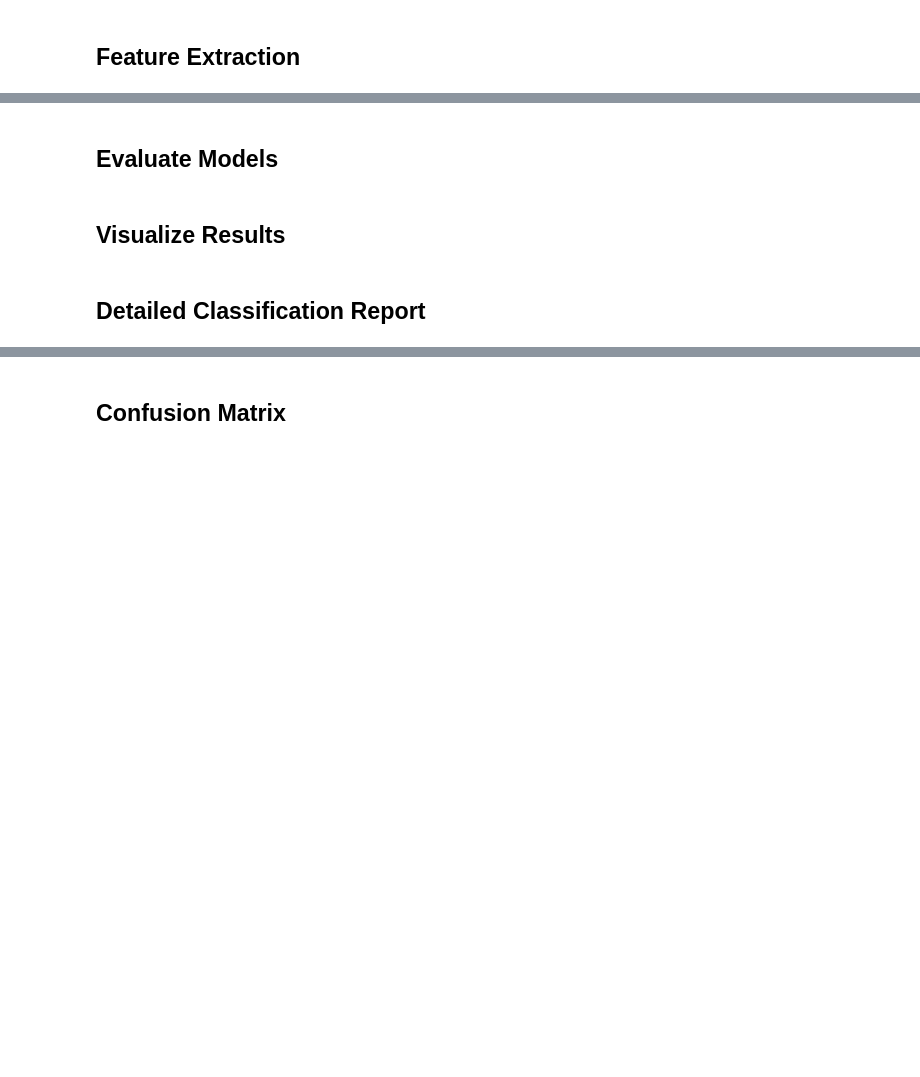
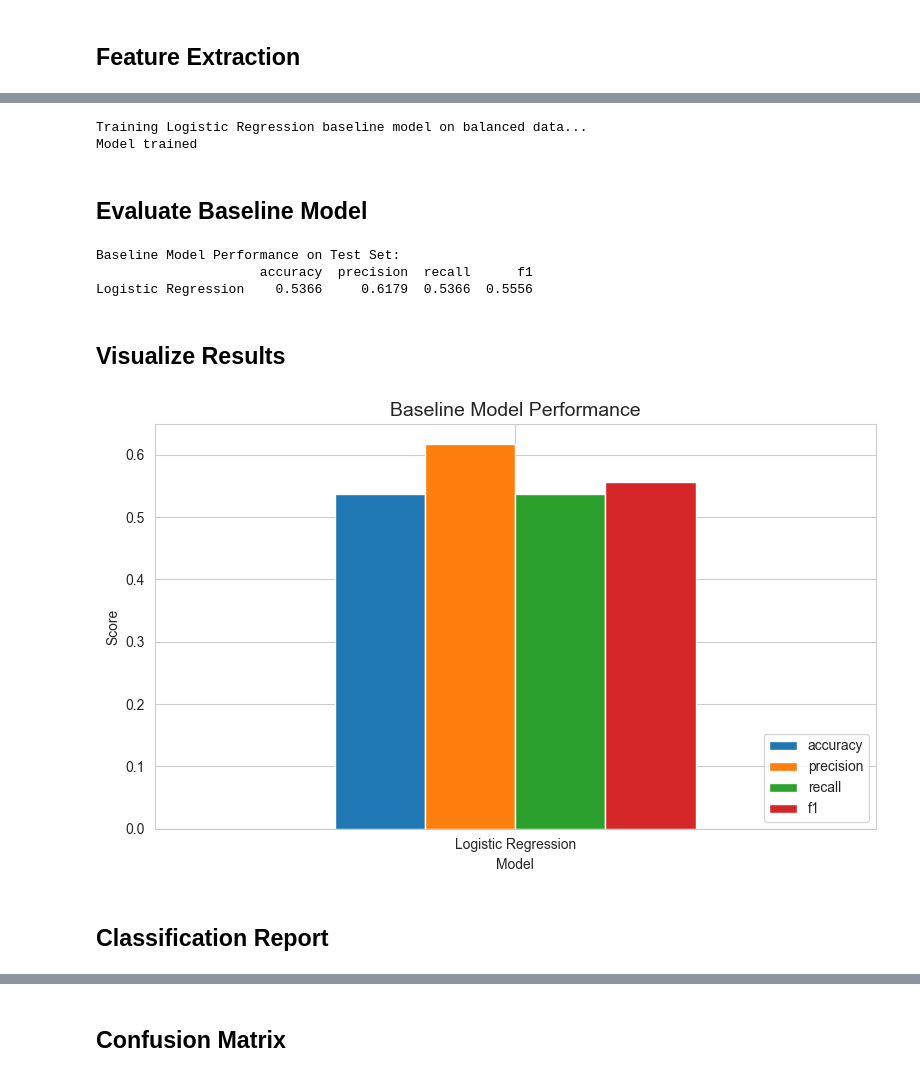
Before and after one commit to manumathewjiss/MoodMirror, a Jupyter notebook: notebooks/03_baseline_models.ipynb, the cells around one changed output, grey strips where cells are left out. Cells and saved outputs as stored; diff of their text form; code cells hidden in the pictures; blank space fills up the shorter version.

```diff
--- a/notebooks/03_baseline_models.ipynb
+++ b/notebooks/03_baseline_models.ipynb
@@ -112,44 +165,50 @@ print("\nAll models trained")
+# %%
+baseline_model = LogisticRegression(max_iter=1000, random_state=42)
+
+print("Training Logistic Regression baseline model on balanced data...")
+baseline_model.fit(X_train_balanced, y_train_balanced)
+print("Model trained")
+# %% [output]
+Training Logistic Regression baseline model on balanced data...
+Model trained
 # %% [markdown]
-## Evaluate Models
+## Evaluate Baseline Model
 # %%
-results = {}
+y_pred = baseline_model.predict(X_test_tfidf)
 
-for name, model in trained_models.items():
-    y_pred = model.predict(X_test_tfidf)
+baseline_results = {
+    'accuracy': accuracy_score(y_test, y_pred),
+    'precision': precision_score(y_test, y_pred, average='weighted'),
+    'recall': recall_score(y_test, y_pred, average='weighted'),
+    'f1': f1_score(y_test, y_pred, average='weighted')
+}
 
-    results[name] = {
-        'accuracy': accuracy_score(y_test, y_pred),
-        'precision': precision_score(y_test, y_pred, average='weighted'),
-        'recall': recall_score(y_test, y_pred, average='weighted'),
-        'f1': f1_score(y_test, y_pred, average='weighted')
-    }
+results_df = pd.DataFrame([baseline_results], index=['Logistic Regression'])
+results_df = results_df.round(4)
 
-results_df = pd.DataFrame(results).T
-results_df = results_df.round(4)
-results_df = results_df.sort_values('f1', ascending=False)
-
-print("Model Performance on Test Set:")
+print("Baseline Model Performance on Test Set:")
 print(results_df)
+# %% [output]
+Baseline Model Performance on Test Set:
+                     accuracy  precision  recall      f1
+Logistic Regression    0.5366     0.6179  0.5366  0.5556
 # %% [markdown]
 ## Visualize Results
 # %%
-fig, axes = plt.subplots(1, 2, figsize=(14, 5))
+fig, ax = plt.subplots(1, 1, figsize=(8, 5))
 
-results_df.plot(kind='bar', y=['accuracy', 'precision', 'recall', 'f1'], ax=axes[0])
-axes[0].set_title('Model Performance Comparison', fontsize=14)
-axes[0].set_xlabel('Model')
-axes[0].set_ylabel('Score')
-axes[0].legend(loc='lower right')
-axes[0].tick_params(axis='x', rotation=45)
-
-results_df['f1'].plot(kind='barh', ax=axes[1], color='steelblue')
-axes[1].set_title('F1-Score Comparison', fontsize=14)
-axes[1].set_xlabel('F1-Score')
-axes[1].set_ylabel('Model')
+results_df.plot(kind='bar', y=['accuracy', 'precision', 'recall', 'f1'], ax=ax)
+ax.set_title('Baseline Model Performance', fontsize=14)
+ax.set_xlabel('Model')
+ax.set_ylabel('Score')
+ax.legend(loc='lower right')
+ax.tick_params(axis='x', rotation=0)
 
 plt.tight_layout()
-plt.savefig('../results/figures/baseline_models_comparison.png', dpi=300, bbox_inches='tight')
+plt.savefig('../results/figures/baseline_model_performance.png', dpi=300, bbox_inches='tight')
 plt.show()
+# %% [output]
+[figure, added]
 # %% [markdown]
-## Detailed Classification Report
+## Classification Report
 # %%
```
Also changed, not shown: parts of 14 cells of this notebook, 2 other files.
